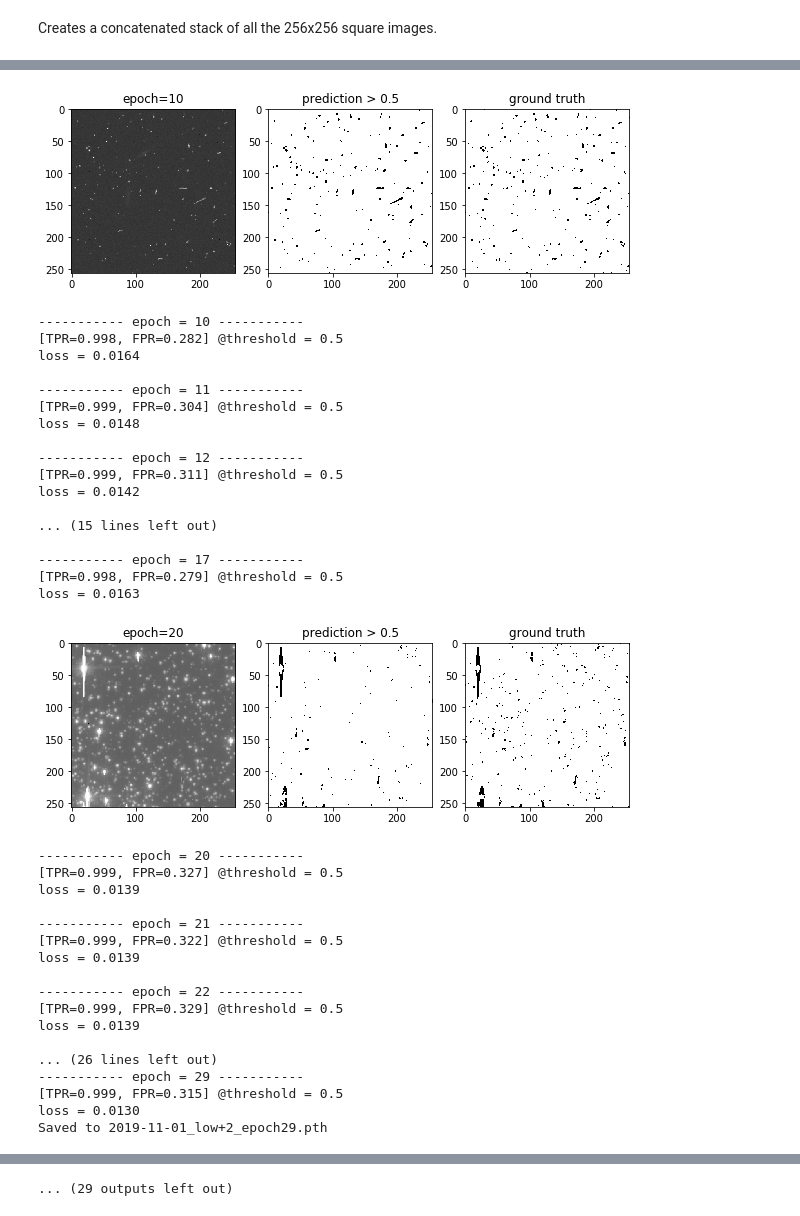
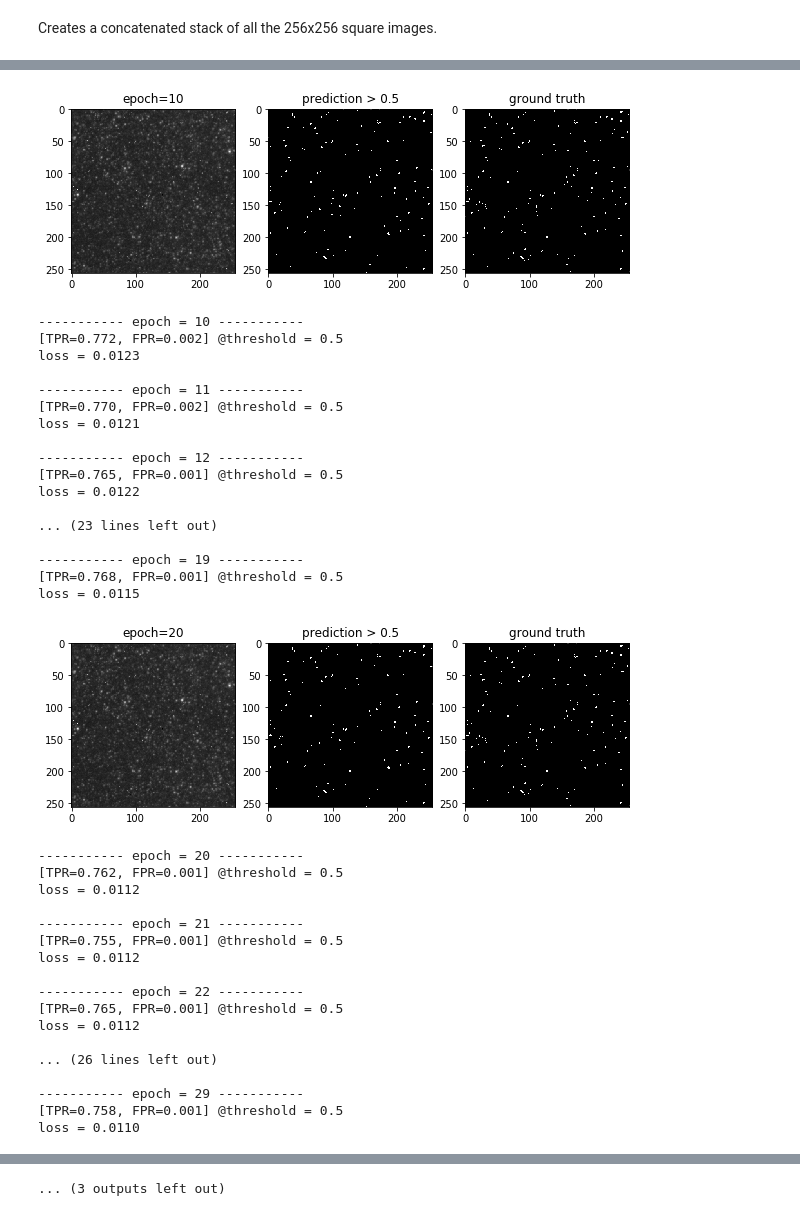
Before and after one commit to dylanagreen/manta, a Jupyter notebook: recreate_plot.ipynb, the cells around one changed output, grey strips where cells are left out. Cells and saved outputs as stored; diff of their text form; code cells hidden in the pictures.

Commit message:
Fix a bug where the cr mask wasn't inverted.

```diff
--- a/recreate_plot.ipynb
+++ b/recreate_plot.ipynb
@@ -152,8 +179,8 @@ from deepCR import deepCR
 from deepCR import train
 from deepCR import roc
 # %%
-trainer = train(im_train, mask_train, ignore=ignore_train, name="low+2", sky=sky_train, aug_sky=[-0.9, 3],
-                epoch=200, save_after=20, plot_every=10, use_tqdm=False, gpu=True)
+trainer = train(im_train, mask_train, ignore=ignore_train, name="manta_1", sky=sky_train, aug_sky=[-0.9, 3],
+                epoch=250, save_after=20, plot_every=10, use_tqdm=False)
 trainer.train()
 filename = trainer.save()
 # %% [output]
@@ -177,36 +204,36 @@ loss = 0.0151
-[figure, old version]
+[figure, new version]
 ----------- epoch = 10 -----------
-[TPR=0.998, FPR=0.282] @threshold = 0.5
-loss = 0.0164
+[TPR=0.772, FPR=0.002] @threshold = 0.5
+loss = 0.0123
 
 ----------- epoch = 11 -----------
-[TPR=0.999, FPR=0.304] @threshold = 0.5
-loss = 0.0148
+[TPR=0.770, FPR=0.002] @threshold = 0.5
+loss = 0.0121
 
 ----------- epoch = 12 -----------
-[TPR=0.999, FPR=0.311] @threshold = 0.5
-loss = 0.0142
+[TPR=0.765, FPR=0.001] @threshold = 0.5
+loss = 0.0122
 
-... (15 lines left out)
+... (23 lines left out)
 
------------ epoch = 17 -----------
-[TPR=0.998, FPR=0.279] @threshold = 0.5
-loss = 0.0163
+----------- epoch = 19 -----------
+[TPR=0.768, FPR=0.001] @threshold = 0.5
+loss = 0.0115
-[figure, old version]
+[figure, new version]
 ----------- epoch = 20 -----------
-[TPR=0.999, FPR=0.327] @threshold = 0.5
-loss = 0.0139
+[TPR=0.762, FPR=0.001] @threshold = 0.5
+loss = 0.0112
 
 ----------- epoch = 21 -----------
-[TPR=0.999, FPR=0.322] @threshold = 0.5
-loss = 0.0139
+[TPR=0.755, FPR=0.001] @threshold = 0.5
+loss = 0.0112
 
 ----------- epoch = 22 -----------
-[TPR=0.999, FPR=0.329] @threshold = 0.5
-loss = 0.0139
+[TPR=0.765, FPR=0.001] @threshold = 0.5
+loss = 0.0112
 
 ... (26 lines left out)
+
 ----------- epoch = 29 -----------
-[TPR=0.999, FPR=0.315] @threshold = 0.5
-loss = 0.0130
-Saved to 2019-11-01_low+2_epoch29.pth
+[TPR=0.758, FPR=0.001] @threshold = 0.5
+loss = 0.0110
@@ -268,4 +295,4 @@ loss = 0.0135
-... (29 outputs left out)
+... (3 outputs left out)
 # %%
 trainer.plot_loss()
 #filename = trainer.save()
```
Also changed, not shown: parts of 11 cells of this notebook.
